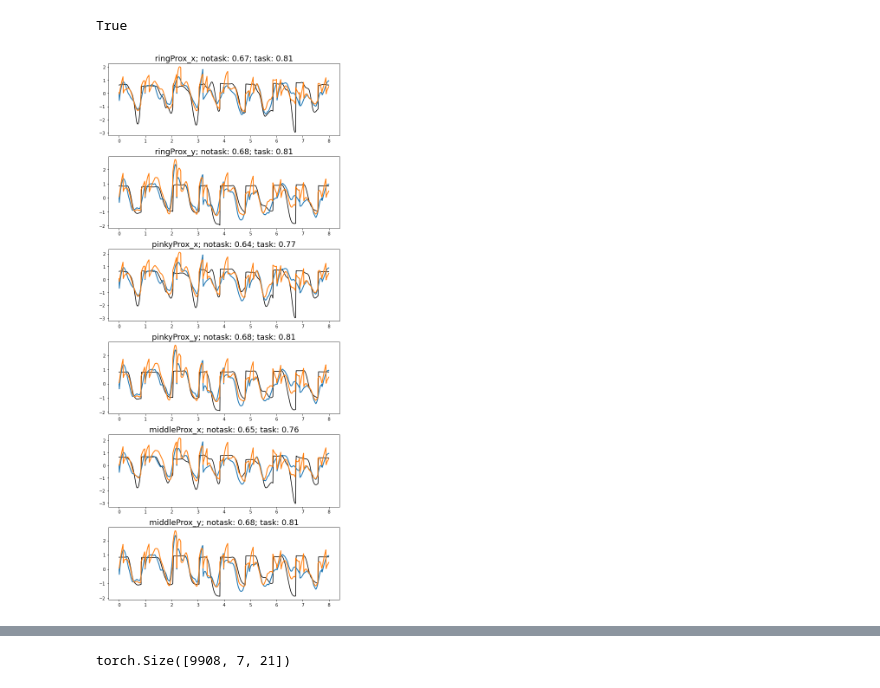
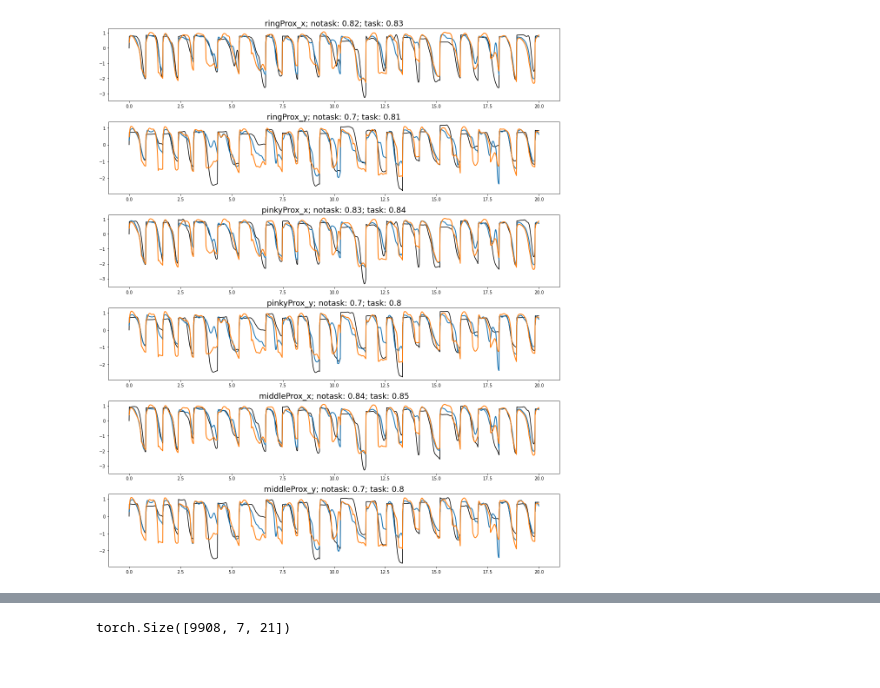
Before and after one commit to ntolley/SEE_decoding, a Jupyter notebook: notebooks/contrastive_rnn.ipynb, the cells around one changed output, grey strips where cells are left out. Drawn from its saved outputs; the diff is of its cells as text; code cells hidden in the pictures.

```diff
--- a/notebooks/contrastive_rnn.ipynb
+++ b/notebooks/contrastive_rnn.ipynb
@@ -124,8 +125,8 @@ for fold, (train_val_idx, test_idx) in enumerate(cv_split.split(trial_ids)):
                          'test_idx':trial_ids[test_idx],
                          'validation_idx':trial_ids[train_val_idx[v_idx]]}
 # %%
-num_neurons = 20
-rng = np.random.default_rng(222)
+num_neurons = 5
+rng = np.random.default_rng(123)
 random_units = rng.choice(range(85), size=85).astype(str)
 
 unit_mask = np.in1d(neural_df['unit'].values, random_units[:num_neurons])
@@ -425,0 +647,29 @@ def make_generators(pred_df, neural_df, neural_offset, cv_dict, metadata,
+# %%
+neural_offset = 2
+window_size = 60
+label_col = 'layout'
+func_dict = {'wiener': run_wiener, 'rnn': run_rnn}
+# func_dict = {'wiener': run_wiener, 'ann': run_ann}
+# func_dict = {'wiener': run_wiener, 'rnn_wiener': run_rnn_wiener}
+# func_dict = {'wiener': run_wiener}
+
+df_dict = {'task': {'df': task_neural_noeyes_df, 'task_info': True, 'num_cat': len(layout_filter)},
+           'notask': {'df': notask_neural_noeyes_df, 'task_info': False, 'num_cat': 0}}
+        #    'notask_neural_eyes': {'df': notask_neural_eyes_df, 'task_info': False},
+        #    'task_neural_eyes': {'df': notask_neural_eyes_df, 'task_info': True,}}
+           #'eyes': {'df': eye_df, 'task_info': False}}
+
+decode_results = dict()
+for func_name, func in func_dict.items():
+    decode_results[func_name] = dict()
+    for df_type, pred_df in df_dict.items():
+        train_pred, test_pred, train_corr, test_corr = func(wrist_df, pred_df['df'], neural_offset, task_info=pred_df['task_info'],
+                                                            window_size=window_size, num_cat=pred_df['num_cat'], label_col=label_col)
+        #train_pred, test_pred, train_corr, test_corr = func(kinematic_df, pred_df['df'], neural_offset, task_info=pred_df['task_info'])
+
+        decode_results[func_name][df_type] = {
+            'train_pred': train_pred,
+            'test_pred': test_pred,
+            'train_corr': train_corr,
+            'test_corr': test_corr
+        }
@@ -466,5 +707,0 @@ np.all(kinematic_labels == kinematic_labels[0])
-# %%
-kinematic_labels = kinematic_df[kinematic_df['trial'] == 2]['layout'].values
-np.all(kinematic_labels == kinematic_labels[0])
-# %% [output]
-True
@@ -583,46 +708,44 @@ criterion = losses.TripletMarginLoss()
 # %%
 tstart = 0
-bounds = np.arange(tstart, tstart + 800)
+bounds = np.arange(tstart, tstart + 2000)
 x_vals = np.arange(len(bounds))/100
 
-# decoder_type = 'rnn'
-# decoder_type = 'rnn_wiener'
-# decoder_type = 'ann'
-decoder_type = 'wiener'
+decoder_type = 'rnn'
+# decoder_type = 'wiener'
 cond1 = 'notask'
 cond2 = 'task'
 
 #marker_names = ['Carpal X', 'Carpal Y', 'Radius X', 'Radius Y', 'Ulnar X', 'Ulnar Y']
 marker_names = np.concatenate([[f'{mrk}_x', f'{mrk}_y'] for mrk in marker_list])
 
-plt.figure(figsize=(8, 3*(len(marker_names))))
+plt.figure(figsize=(15, 3*(len(marker_names))))
 for col_idx in range(len(marker_names)):
     plt.subplot(len(marker_names), 1, col_idx+1)
     plt.plot(x_vals, y_test_data[bounds, col_idx], color='k', label='DLC marker')
     plt.plot(x_vals, decode_results[decoder_type][cond1]['test_pred'][bounds, col_idx], color='C0', linewidth=2, label=cond1)
     plt.plot(x_vals, decode_results[decoder_type][cond2]['test_pred'][bounds, col_idx], color='C1', linewidth=2, label=cond2)
 
 
     layout_corr = np.round(decode_results[decoder_type][cond1]['test_corr'][col_idx], 2)
     nolayout_corr = np.round(decode_results[decoder_type][cond2]['test_corr'][col_idx], 2)
-    plt.title(f"{marker_names[col_idx]}; {cond1}: {layout_corr}; {cond2}: {nolayout_corr}", fontsize=18)
+    plt.title(f"Corr | {marker_names[col_idx]}; {cond1}: {layout_corr}; {cond2}: {nolayout_corr}", fontsize=18)
 
     # if col_idx == 1:
     #     plt.xlabel('Time (s)', fontsize=16)
     # else:
     #     plt.xticks([])
 
     # if col_idx == 5:
     #     plt.legend()
 
     plt.ylim(plt.ylim())
     plt.xlim(plt.xlim())
 
     #plt.vlines(x=[3, 6, 9, 12],ymin=-10000, ymax=100000, color='k', linewidth=10, linestyle='-', alpha=0.3)
 plt.tight_layout()
 # plt.savefig(f'movement_decoding_trajectory_{num_neurons}_neurons_layout.png')
 # %% [output]
-[figure, old version]
+[figure, new version]
 # %%
 plt.figure(figsize=(8, 3*(len(marker_names))))
 tstart = 300
```
Also changed, not shown: parts of 23 cells of this notebook.
